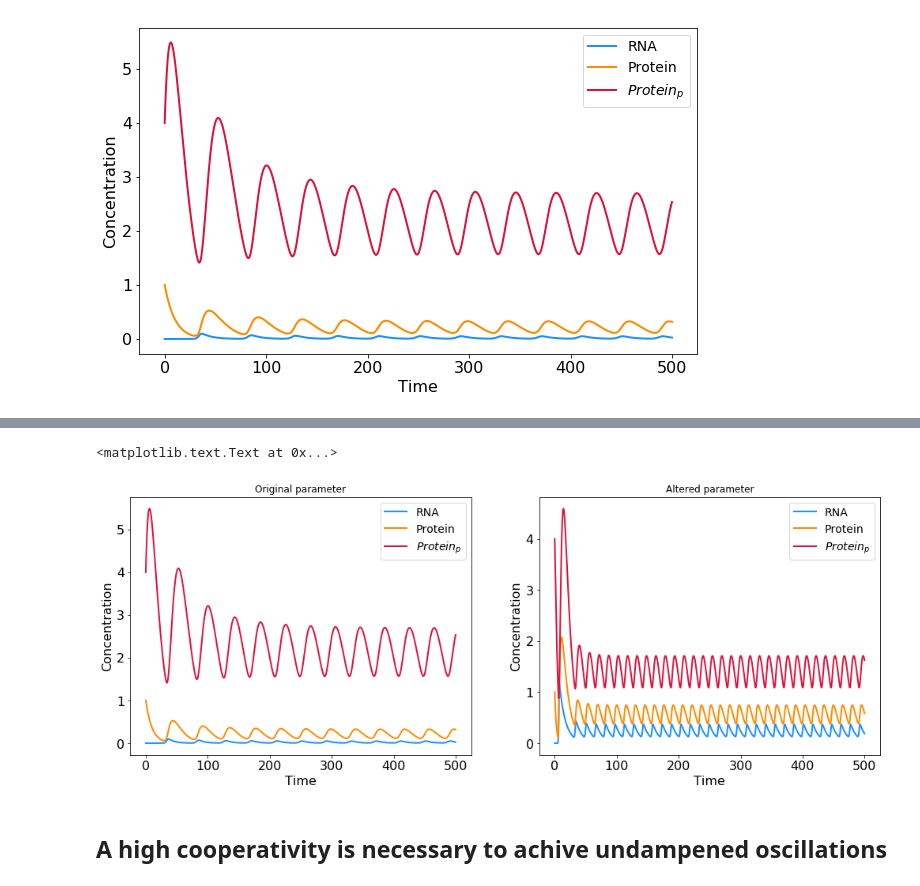
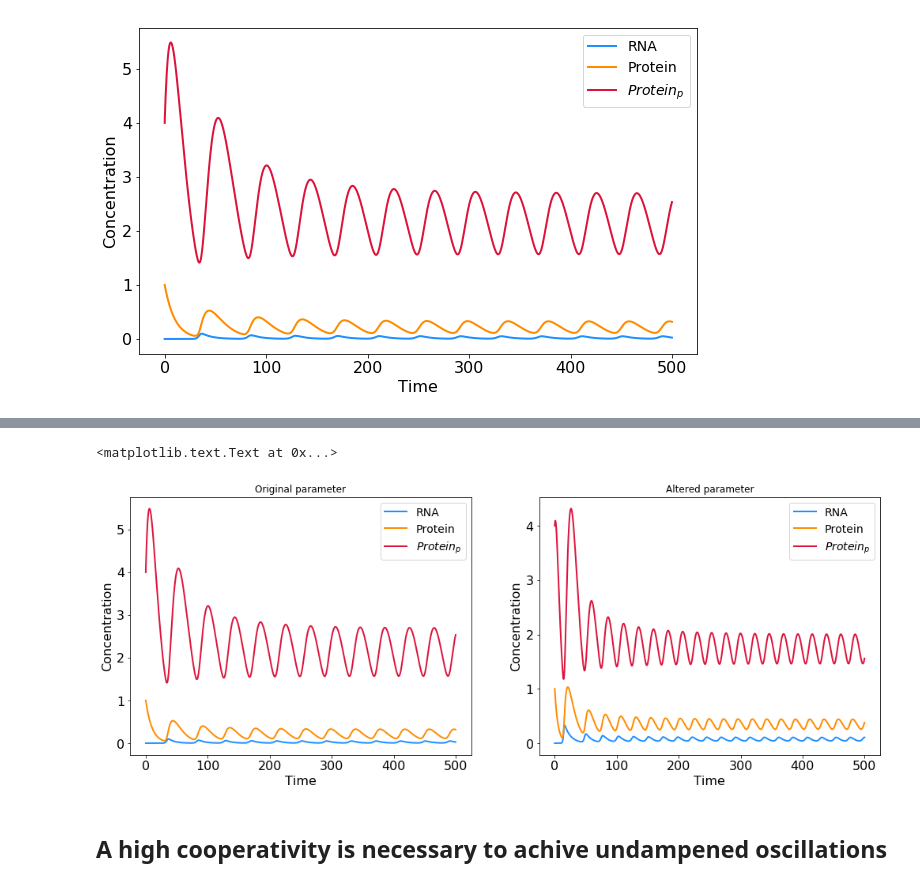
Before and after one commit to baumgast/Biomedicine-teaching, a Jupyter notebook: Biomedicine Master 2017, dynamic modeling.ipynb, the cells around one changed output, grey strips where cells are left out. Drawn from its saved outputs; the diff is of its cells as text; code cells hidden in the pictures.

```diff
--- a/Biomedicine Master 2017, dynamic modeling.ipynb
+++ b/Biomedicine Master 2017, dynamic modeling.ipynb
@@ -492,38 +698,40 @@ ax.set_xlabel('Time')
 # %%
+# delete in student verion
+
 # define a second set of parameters with altered decay rates
 k_1 = 1
 k_2 = 0.1
 k_3 = 1
-k_4 = 0.4
+k_4 = 0.2
 k_5 = 1
-k_6 = 0.4
+k_6 = 0.2
 K_i = 1
-n = 20
+n = 10
 
 param = [k_1,k_2,k_3,k_4,k_5,k_6,K_i,n]
 
 sol_circ_fast = odeint(circadian_ODEs,y_0,tt,args = (param,))
 
 fig,ax = pl.subplots(1,2, figsize = (17,6))
 
 ax[0].plot(tt,sol_circ[:,0], lw = line_width, color = color_rna, label = 'RNA')
 ax[0].plot(tt,sol_circ[:,1], lw = line_width, color = color_protein, label = 'Protein')
 ax[0].plot(tt,sol_circ[:,2], lw = line_width, color = color_initial_state, label = '$Protein_{p}$')
 ax[0].legend(loc = 'best')
 ax[0].set_ylabel('Concentration')
 ax[0].set_xlabel('Time')
 ax[0].set_title('Original parameter')
 
 ax[1].plot(tt,sol_circ_fast[:,0], lw = line_width, color = color_rna, label = 'RNA')
 ax[1].plot(tt,sol_circ_fast[:,1], lw = line_width, color = color_protein, label = 'Protein')
 ax[1].plot(tt,sol_circ_fast[:,2], lw = line_width, color = color_initial_state, label = '$Protein_{p}$')
 ax[1].legend(loc = 'best')
 ax[1].set_ylabel('Concentration')
 ax[1].set_xlabel('Time')
 ax[1].set_title('Altered parameter')
 # %% [output]
 <matplotlib.text.Text at 0x...>
-[figure, old version]
+[figure, new version]
 # %% [markdown]
 ## A high cooperativity is necessary to achive undampened oscillations
 # %%
```
Also changed, not shown: parts of 29 cells of this notebook.
